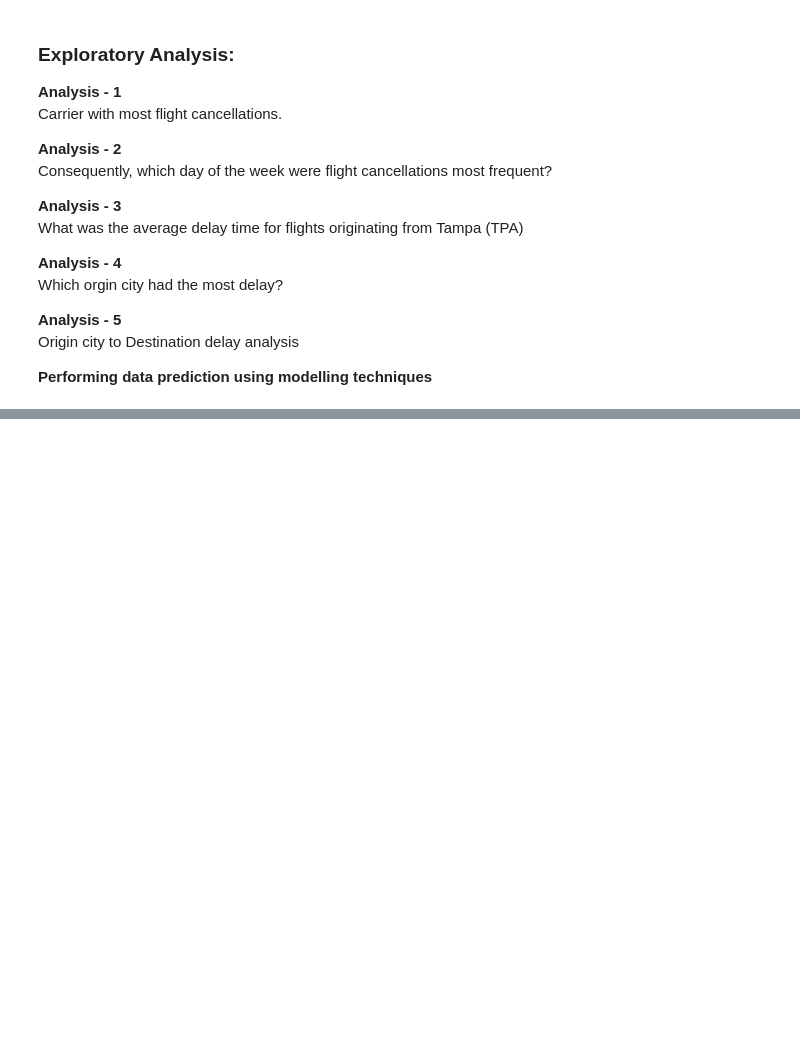
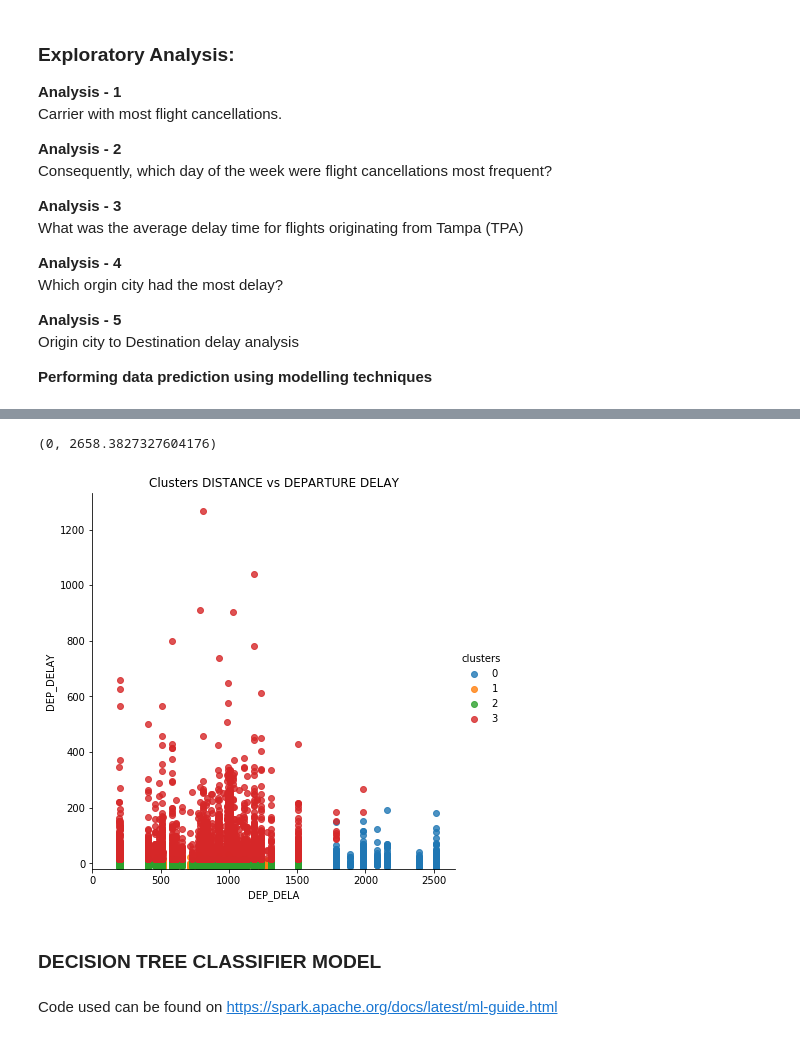
Before and after one commit to shrutisridharan/Big---data-Final-project, a Jupyter notebook: Final Project .ipynb, the cells around one changed output, grey strips where cells are left out. Drawn from its saved outputs; the diff is of its cells as text; code cells hidden in the pictures; blank space fills up the shorter version.

```diff
--- a/Final Project .ipynb
+++ b/Final Project .ipynb
@@ -304,0 +259,14 @@ clusters
+# %%
+from scipy import stats
+from sklearn.cluster import KMeans
+import pandas as pd
+
+#copy dataframe
+df_tr = dfa
+df_tr= df_tr.toPandas()
+# %%
+#Remove empty cancelled flights
+df_tr=df_tr.loc[df_tr['CANCELLED'] == 0]
+
+#Flights from Tampa
+df_TPA=df_tr.loc[df_tr['ORIGIN'] == 'TPA']
@@ -304,0 +283,5 @@ clusters
+# %%
+#Standardize columns for predictions
+clmns = ['DAY_OF_WEEK', 'CRS_DEP_TIME', 'CRS_ARR_TIME', 'CRS_ELAPSED_TIME', 'DEP_DELAY','DEP_DELAY','DEP_DEL15']
+df_tr_std = stats.zscore(df_TPA[clmns])
+print(df_tr_std)
@@ -304,0 +302,10 @@ clusters
+# %%
+#Cluster the data
+kmeans = KMeans(n_clusters=4, random_state=0).fit(df_tr_std)
+labels = kmeans.labels_
+
+#Glue back to originaal data
+df_TPA['clusters'] = labels
+
+#Add the column into our list
+clmns.extend(['clusters'])
@@ -304,0 +332,19 @@ clusters
+# %%
+#Scatter plot of Departure delay and Arrival Delay leaving from Tampa airport
+sns.lmplot('DISTANCE', 'DEP_DELAY',
+           data=df_TPA,
+           fit_reg=False,
+           hue='clusters', height = 6)
+plt.title('Clusters DISTANCE vs DEPARTURE DELAY')
+plt.xlabel('DEP_DELA')
+plt.ylabel('DEP_DELAY')
+
+plt.ylim(-20, None)
+plt.xlim(0, None)
+# %% [output]
+(0, 2658.3827327604176)
+[figure, added]
+# %% [markdown]
+### <b>DECISION TREE CLASSIFIER MODEL</b>
+# %% [markdown]
+Code used can be found on https://spark.apache.org/docs/latest/ml-guide.html
```
Also changed, not shown: parts of 103 cells of this notebook.
